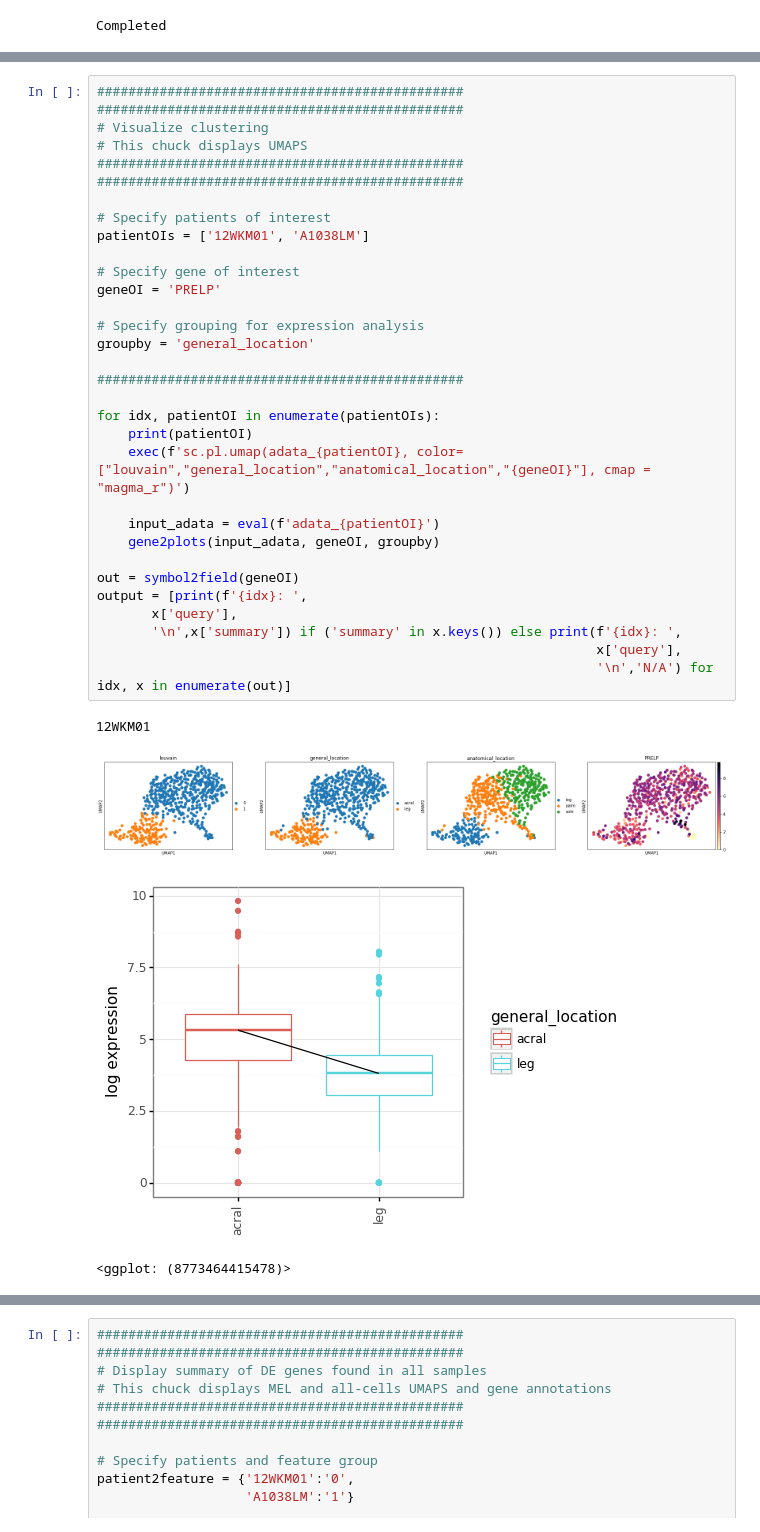
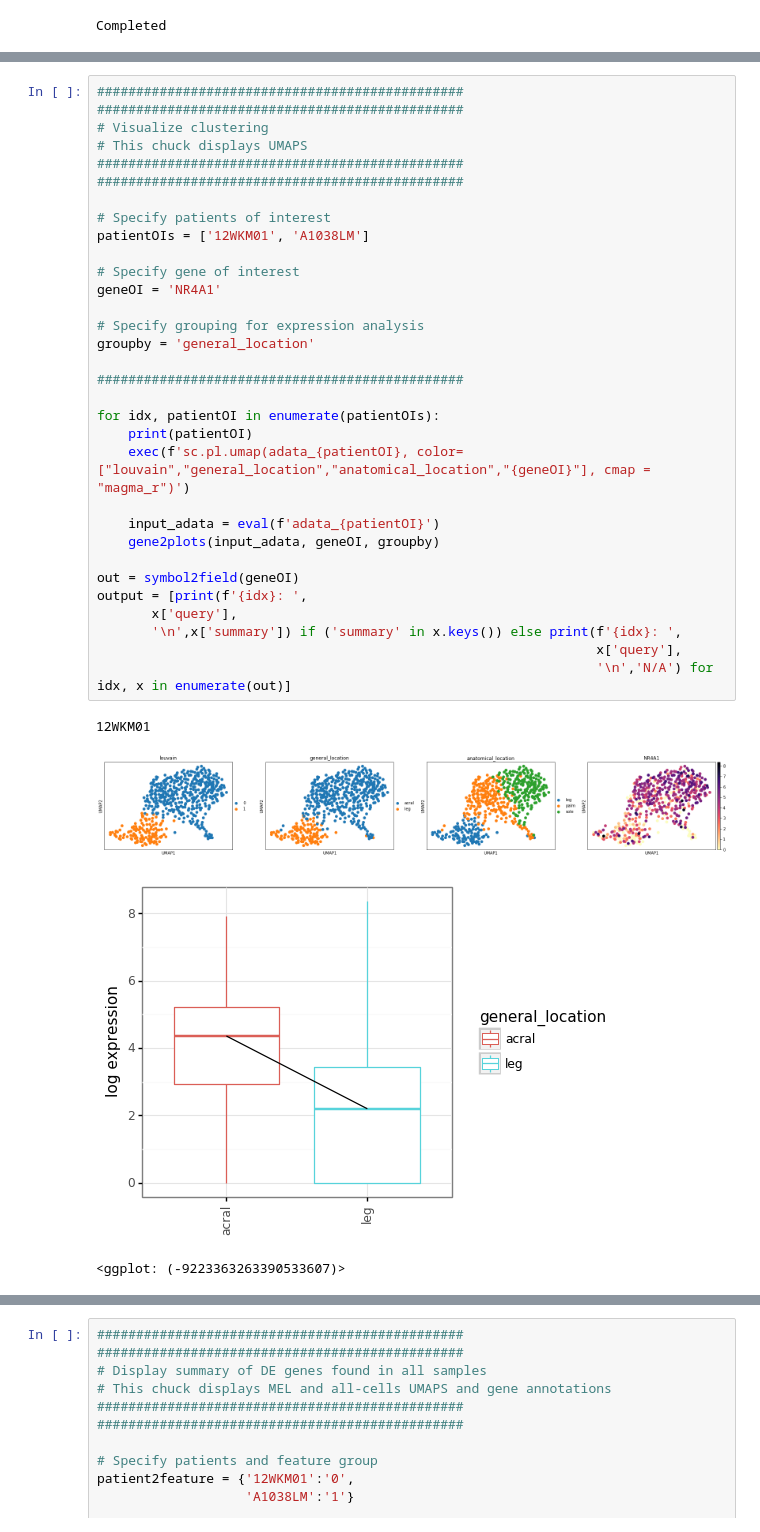
Before and after one commit to czbiohub/darmanis_group_DL_notebook, a Jupyter notebook: DL20190123_mel_aging_acral_analysis-PUBLIC.ipynb, the cells around one changed output, grey strips where cells are left out. Saved outputs shown, nothing was run; the diff lists cells and outputs as text.

```diff
--- a/DL20190123_mel_aging_acral_analysis-PUBLIC.ipynb
+++ b/DL20190123_mel_aging_acral_analysis-PUBLIC.ipynb
@@ -107,34 +107,34 @@ for idx, patientOI in enumerate(patientOIs):
 # Visualize clustering
 # This chuck displays UMAPS
 ###############################################
 ###############################################
 
 # Specify patients of interest
 patientOIs = ['12WKM01', 'A1038LM']
 
 # Specify gene of interest
-geneOI = 'PRELP'
+geneOI = 'NR4A1'
 
 # Specify grouping for expression analysis
 groupby = 'general_location'
 
 ###############################################
 
 for idx, patientOI in enumerate(patientOIs):
     print(patientOI)
     exec(f'sc.pl.umap(adata_{patientOI}, color=["louvain","general_location","anatomical_location","{geneOI}"], cmap = "magma_r")')
 
     input_adata = eval(f'adata_{patientOI}')
     gene2plots(input_adata, geneOI, groupby)
 
 out = symbol2field(geneOI)
 output = [print(f'{idx}: ',
        x['query'],
        '\n',x['summary']) if ('summary' in x.keys()) else print(f'{idx}: ',
                                                                 x['query'],
                                                                 '\n','N/A') for idx, x in enumerate(out)]
 # %% [output]
 12WKM01
-[figure, old version]
+[figure, new version]
-[figure, old version]
+[figure, new version]
-<ggplot: (8773464415478)>
+<ggplot: (-9223363263390533607)>
```
Also changed, not shown: parts of 1 cell of this notebook, 1 other file.
